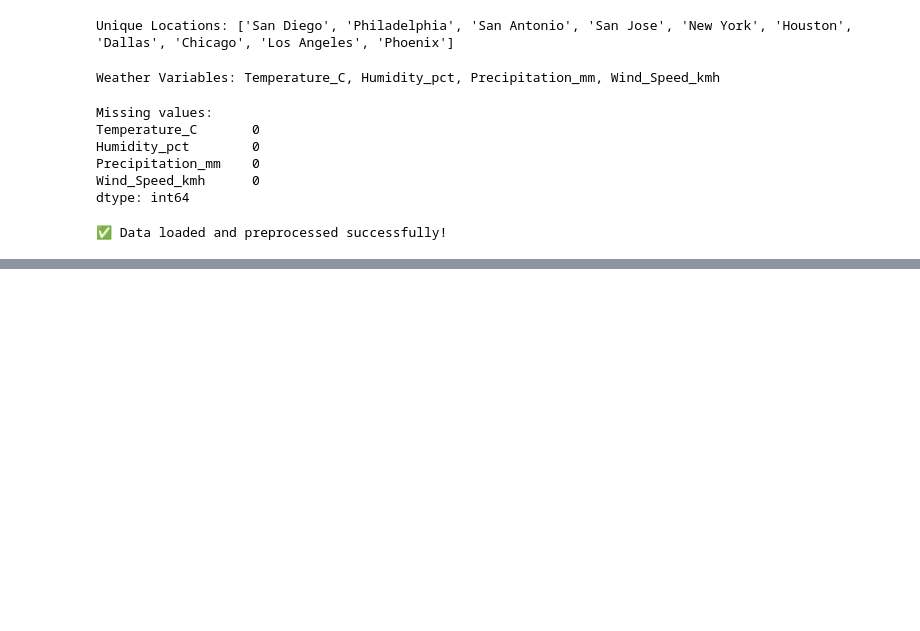
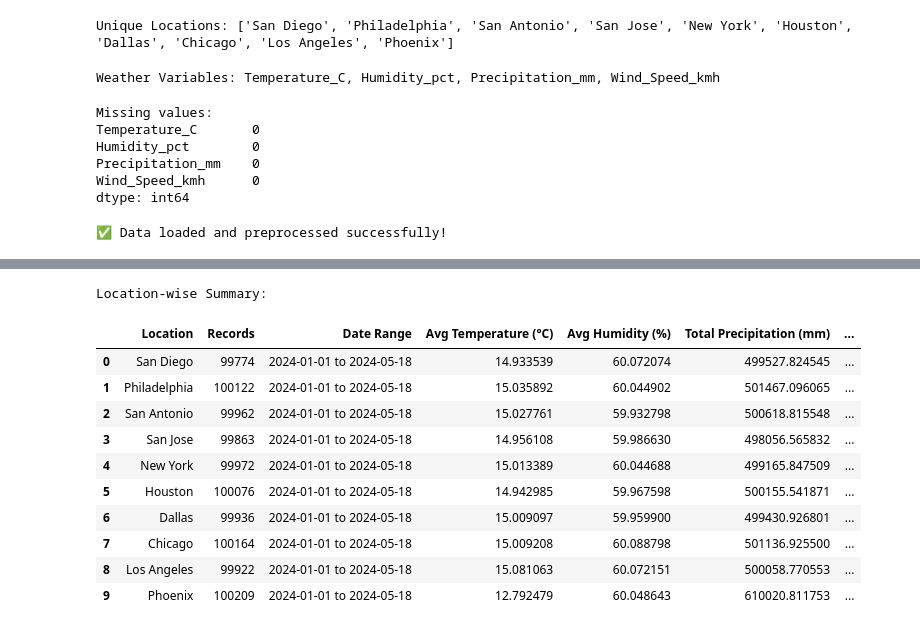
Before and after one commit to InfinitePraveen/Weather-Data-Dashboard, a Jupyter notebook: notebooks/analysis.ipynb, the cells around one changed output, grey strips where cells are left out. Saved outputs shown, nothing was run; the diff lists cells and outputs as text; code cells hidden in the pictures; blank space fills up the shorter version.

Commit message:
Data Summary Statistics Done ✅

```diff
--- a/notebooks/analysis.ipynb
+++ b/notebooks/analysis.ipynb
@@ -102,0 +120,33 @@ print("\n✅ Data loaded and preprocessed successfully!")
+# %%
+# Location-wise summary
+print("\nLocation-wise Summary:")
+location_summary = []
+
+for loc in locations:
+    data = location_data[loc]
+    summary = {
+        'Location': loc,
+        'Records': len(data),
+        'Date Range': f"{data.index.min().strftime('%Y-%m-%d')} to {data.index.max().strftime('%Y-%m-%d')}",
+        'Avg Temperature (°C)': data['Temperature_C'].mean(),
+        'Avg Humidity (%)': data['Humidity_pct'].mean(),
+        'Total Precipitation (mm)': data['Precipitation_mm'].sum(),
+        'Avg Wind Speed (km/h)': data['Wind_Speed_kmh'].mean()
+    }
+    location_summary.append(summary)
+
+location_df = pd.DataFrame(location_summary)
+display(location_df)
+# %% [output]
+Location-wise Summary:
+|  | Location | Records | Date Range | Avg Temperature (°C) | Avg Humidity (%) | Total Precipitation (mm) | ... |
+| 0 | San Diego | 99774 | 2024-01-01 to 2024-05-18 | 14.933539 | 60.072074 | 499527.824545 | ... |
+| 1 | Philadelphia | 100122 | 2024-01-01 to 2024-05-18 | 15.035892 | 60.044902 | 501467.096065 | ... |
+| 2 | San Antonio | 99962 | 2024-01-01 to 2024-05-18 | 15.027761 | 59.932798 | 500618.815548 | ... |
+| 3 | San Jose | 99863 | 2024-01-01 to 2024-05-18 | 14.956108 | 59.986630 | 498056.565832 | ... |
+| 4 | New York | 99972 | 2024-01-01 to 2024-05-18 | 15.013389 | 60.044688 | 499165.847509 | ... |
+| 5 | Houston | 100076 | 2024-01-01 to 2024-05-18 | 14.942985 | 59.967598 | 500155.541871 | ... |
+| 6 | Dallas | 99936 | 2024-01-01 to 2024-05-18 | 15.009097 | 59.959900 | 499430.926801 | ... |
+| 7 | Chicago | 100164 | 2024-01-01 to 2024-05-18 | 15.009208 | 60.088798 | 501136.925500 | ... |
+| 8 | Los Angeles | 99922 | 2024-01-01 to 2024-05-18 | 15.081063 | 60.072151 | 500058.770553 | ... |
+| 9 | Phoenix | 100209 | 2024-01-01 to 2024-05-18 | 12.792479 | 60.048643 | 610020.811753 | ... |
```
Also changed, not shown: parts of 3 cells of this notebook.
